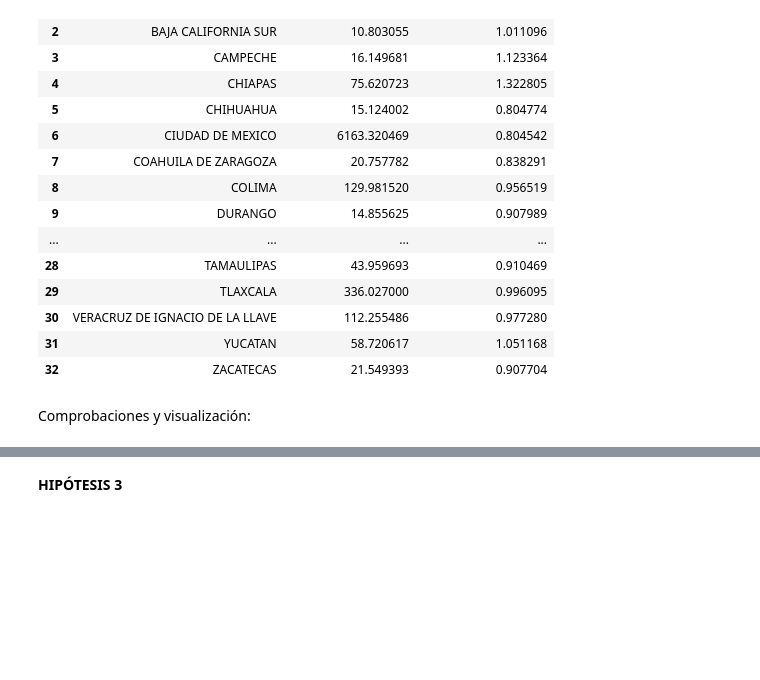
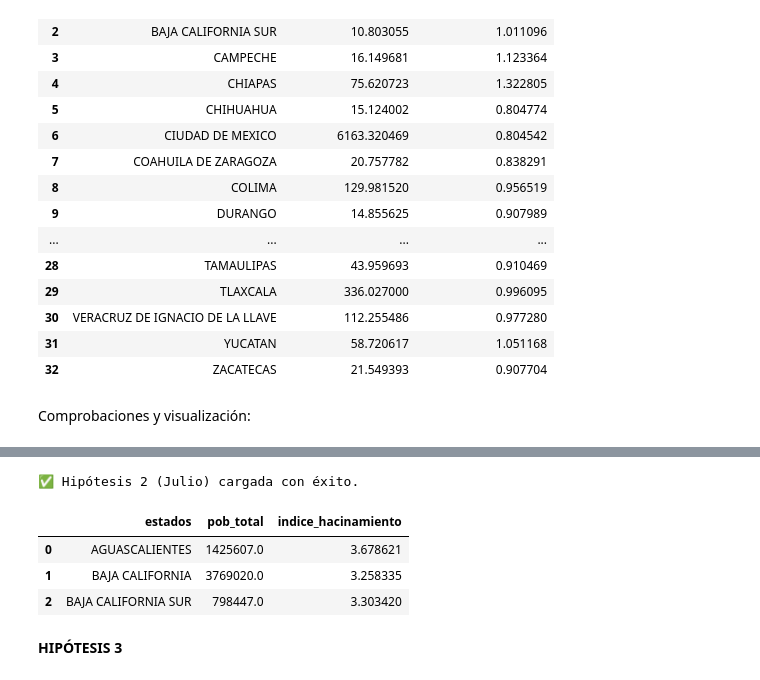
Before and after one commit to julio-bp/PROYECTO2, a Jupyter notebook: PROYECTO2.ipynb, the cells around one changed output, grey strips where cells are left out. Drawn from its saved outputs; the diff is of its cells as text; code cells hidden in the pictures; blank space fills up the shorter version.

```diff
--- a/PROYECTO2.ipynb
+++ b/PROYECTO2.ipynb
@@ -418,3 +463,32 @@ Comprobaciones y visualización:
+# %%
+try:
+    # 1. Seleccionar columnas
+    col_pob = 'poblacion total'
+    # Usamos la columna de ocupantes que aparece en tu lista
+    col_hac = 'promedio de ocupantes en viviendas particulares habitadas'
+
+    df_h2 = df_poblacion[['estados', col_pob]].copy()
+    df_h2['indice_hacinamiento'] = df_vivienda[col_hac]
+
+    # 2. Limpieza y Renombrado
+    df_h2.columns = ['estados', 'pob_total', 'indice_hacinamiento']
+    df_h2['estados'] = df_h2['estados'].str.strip().str.upper()
+
+    # 3. Carga a MySQL
+    engine = create_engine('mysql+pymysql://root:30802043@localhost:3306/mexico_stats')
+    df_h2.to_sql('hipotesis_2', con=engine, if_exists='replace', index=False)
+
+    print("✅ Hipótesis 2 (Julio) cargada con éxito.")
+    display(df_h2.head(3))
+
+except Exception as e:
+    print(f"❌ Error en Hipótesis 2: {e}")
+# %% [output]
+✅ Hipótesis 2 (Julio) cargada con éxito.
+|  | estados | pob_total | indice_hacinamiento |
+| 0 | AGUASCALIENTES | 1425607.0 | 3.678621 |
+| 1 | BAJA CALIFORNIA | 3769020.0 | 3.258335 |
+| 2 | BAJA CALIFORNIA SUR | 798447.0 | 3.303420 |
 # %% [markdown]
 **HIPÓTESIS 3**
 # %% [markdown]
```
Also changed, not shown: parts of 8 cells of this notebook.
